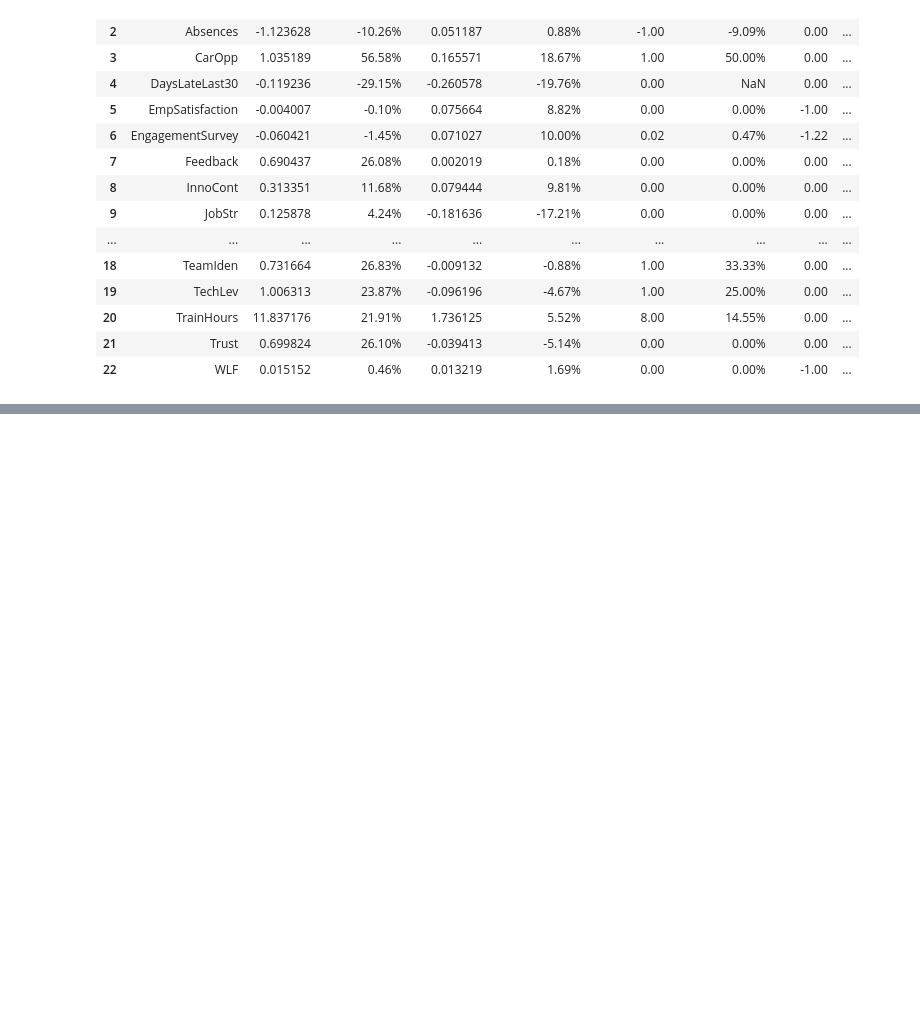
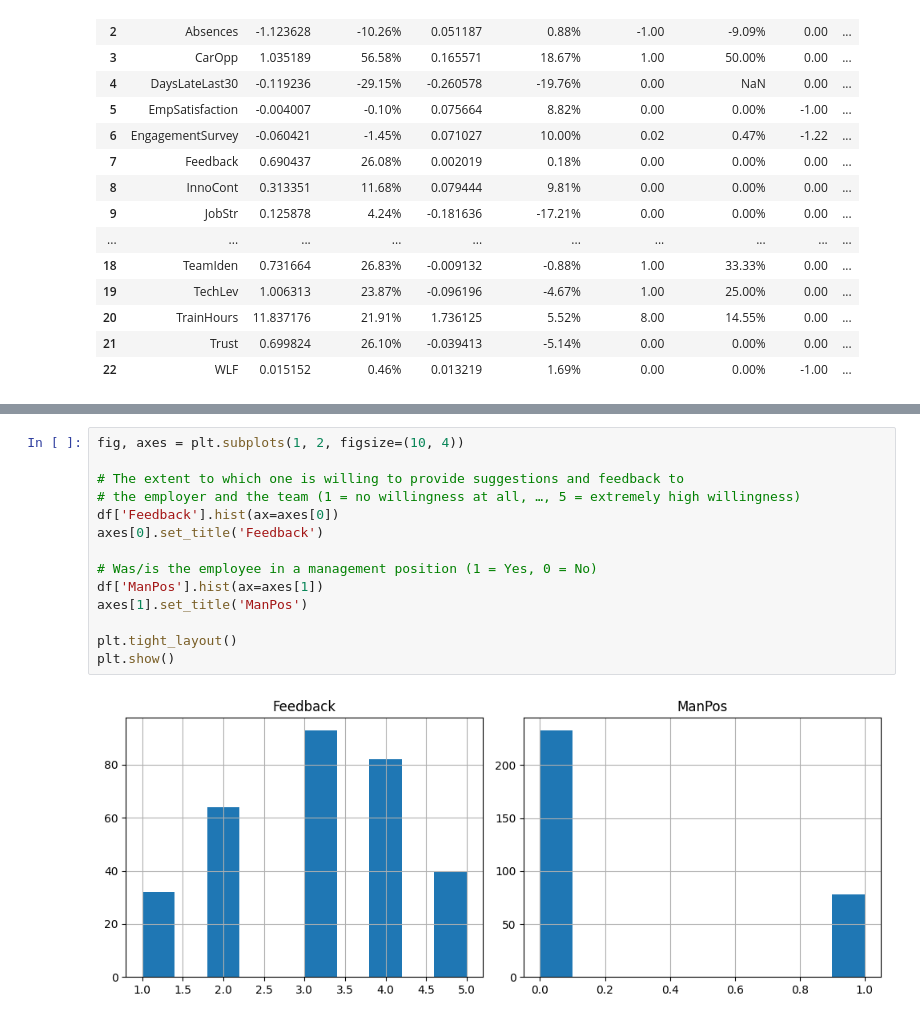
Before and after one commit to DovydasVe/HR_analytics_protecting_talent, a Jupyter notebook: Prerequisite work/Data exploration.ipynb, the cells around one changed output, grey strips where cells are left out. Saved outputs shown, nothing was run; the diff lists cells and outputs as text; blank space fills up the shorter version.

```diff
--- a/Data exploration.ipynb
+++ b/Prerequisite work/Data exploration.ipynb
@@ -209,0 +226,16 @@ answer_csv
+# %%
+fig, axes = plt.subplots(1, 2, figsize=(10, 4))
+
+# The extent to which one is willing to provide suggestions and feedback to
+# the employer and the team (1 = no willingness at all, …, 5 = extremely high willingness)
+df['Feedback'].hist(ax=axes[0])
+axes[0].set_title('Feedback')
+
+# Was/is the employee in a management position (1 = Yes, 0 = No)
+df['ManPos'].hist(ax=axes[1])
+axes[1].set_title('ManPos')
+
+plt.tight_layout()
+plt.show()
+# %% [output]
+[figure, added]
```
Also changed, not shown: parts of 1 cell of this notebook, 6 other files.
